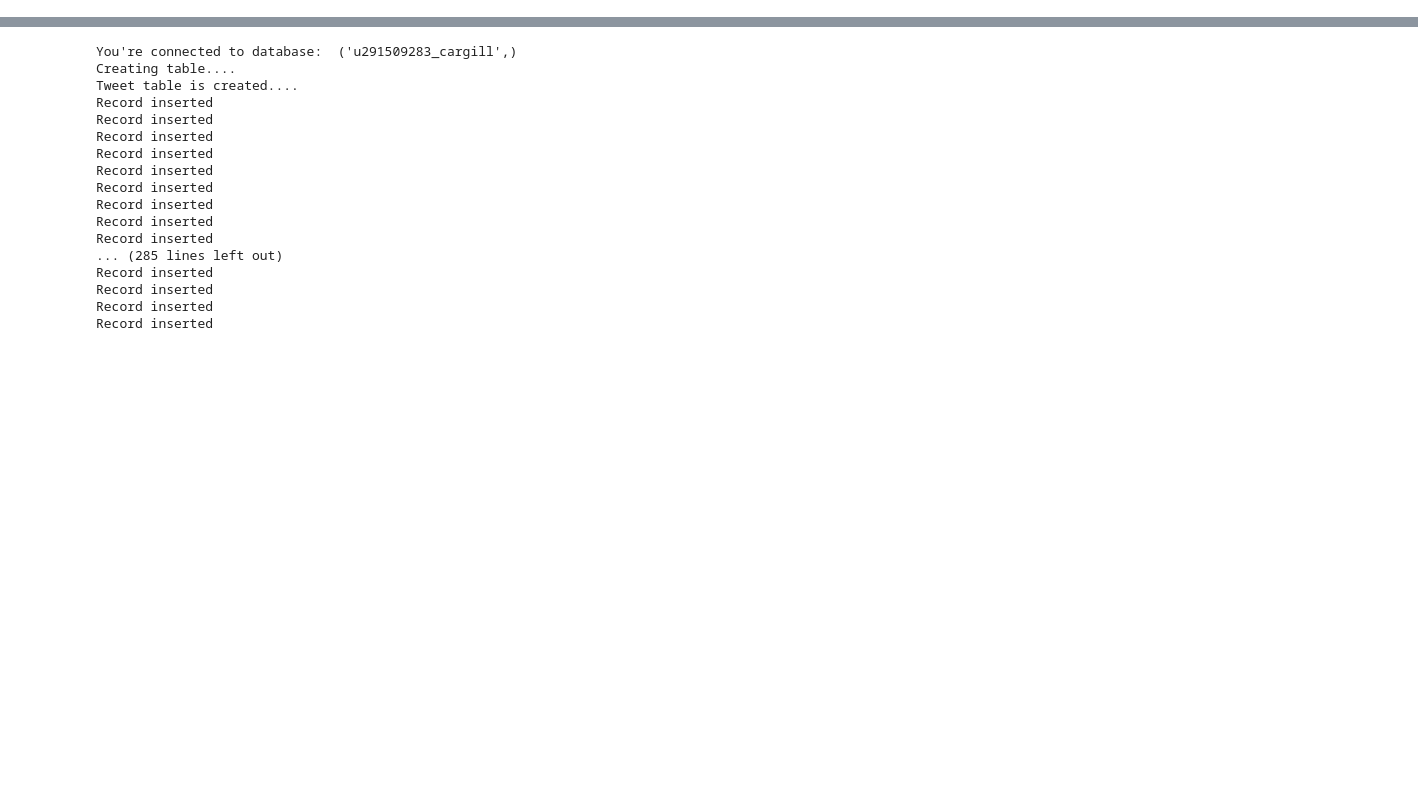
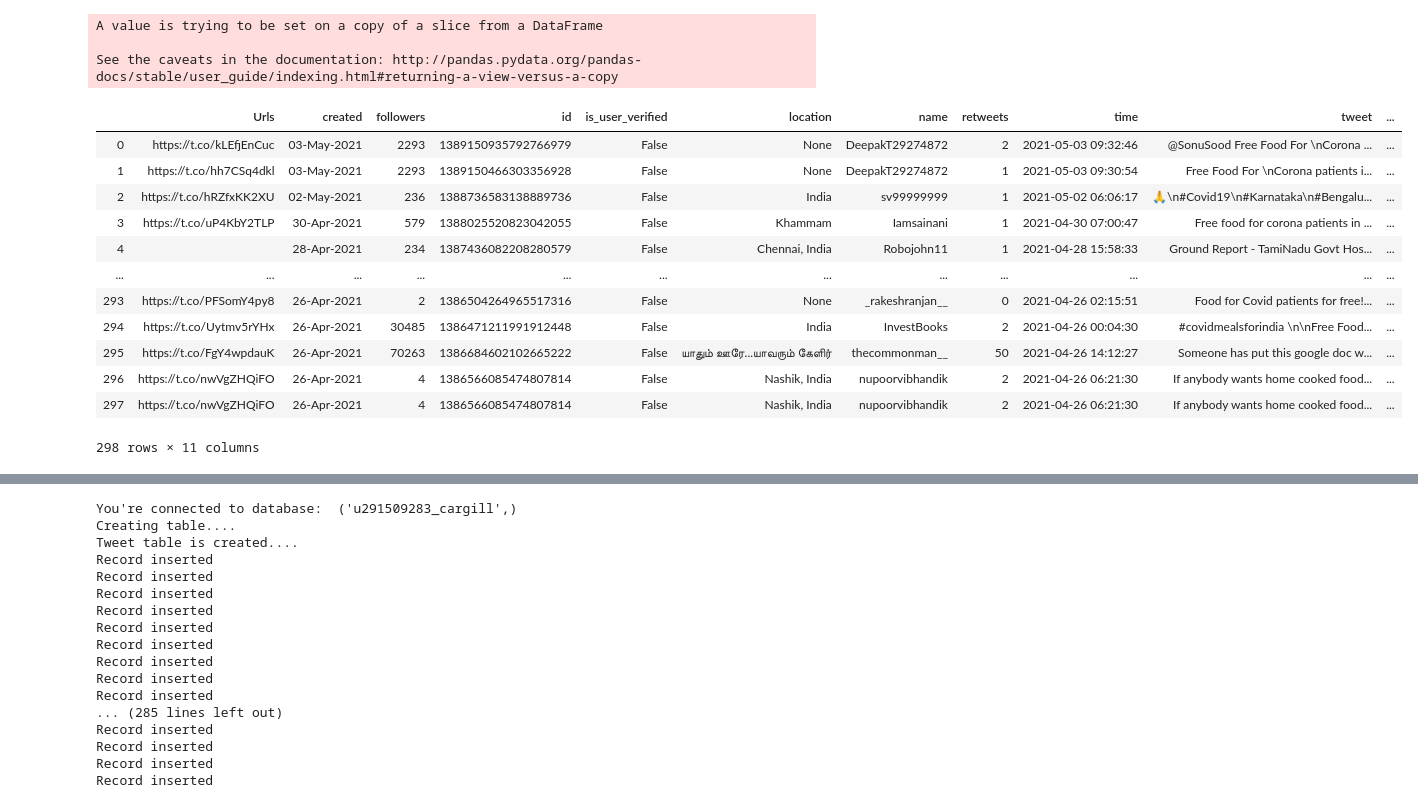
Before and after one commit to RathoreDevansh08/Twitter_Location, a Jupyter notebook: twitter_data_fetch_store.ipynb, the cells around one changed output, grey strips where cells are left out. Saved outputs shown, nothing was run; the diff lists cells and outputs as text; code cells hidden in the pictures; blank space fills up the shorter version.

```diff
--- a/twitter_data_fetch_store.ipynb
+++ b/twitter_data_fetch_store.ipynb
@@ -790,0 +822,63 @@ arr=[
+# %%
+import numpy as np
+def explode(df, lst_cols, fill_value='', preserve_index=False):
+    # make sure `lst_cols` is list-alike
+    if (lst_cols is not None
+        and len(lst_cols) > 0
+        and not isinstance(lst_cols, (list, tuple, np.ndarray, pd.Series))):
+        lst_cols = [lst_cols]
+    # all columns except `lst_cols`
+    idx_cols = df.columns.difference(lst_cols)
+    # calculate lengths of lists
+    lens = df[lst_cols[0]].str.len()
+    # preserve original index values
+    idx = np.repeat(df.index.values, lens)
+    # create "exploded" DF
+    res = (pd.DataFrame({
+                col:np.repeat(df[col].values, lens)
+                for col in idx_cols},
+                index=idx)
+             .assign(**{col:np.concatenate(df.loc[lens>0, col].values)
+                            for col in lst_cols}))
+    # append those rows that have empty lists
+    if (lens == 0).any():
+        # at least one list in cells is empty
+        res = (res.append(df.loc[lens==0, idx_cols], sort=False)
+                  .fillna(fill_value))
+    # revert the original index order
+    res = res.sort_index()
+    # reset index if requested
+    if not preserve_index:
+        res = res.reset_index(drop=True)
+    return res
+# %%
+Data1=explode(Data1.assign(tweet_location=Data1.tweet_location.str.split(',')), 'tweet_location')
+# %%
+dictionary={'Bengaluru':'Bangalore','Bangaluru':'Bangalore','Hsr':'Bangalore',
+           'District Faridabad':'Faridabad',
+           'North Delhi':'Delhi','West Delhi':'Delhi','East Delhi':'Delhi','South Delhi':'Delhi','New Delhi':'Delhi','Old Delhi':'Delhi'}
+
+for i in range(0,len(Data1)):
+    for k,v in dictionary.items():
+        if Data1['tweet_location'][i]==k:
+            Data1['tweet_location'][i]=v
+# %% [output]
+A value is trying to be set on a copy of a slice from a DataFrame
+
+See the caveats in the documentation: http://pandas.pydata.org/pandas-docs/stable/user_guide/indexing.html#returning-a-view-versus-a-copy
+# %%
+Data1
+# %% [output]
+|  | Urls | created | followers | id | is_user_verified | location | name | retweets | time | tweet | ... |
+| 0 | https://t.co/kLEfjEnCuc | 03-May-2021 | 2293 | 1389150935792766979 | False | None | DeepakT29274872 | 2 | 2021-05-03 09:32:46 | @SonuSood Free Food For \nCorona ... | ... |
+| 1 | https://t.co/hh7CSq4dkl | 03-May-2021 | 2293 | 1389150466303356928 | False | None | DeepakT29274872 | 1 | 2021-05-03 09:30:54 | Free Food For \nCorona patients i... | ... |
+| 2 | https://t.co/hRZfxKK2XU | 02-May-2021 | 236 | 1388736583138889736 | False | India | sv99999999 | 1 | 2021-05-02 06:06:17 | 🙏\n#Covid19\n#Karnataka\n#Bengalu... | ... |
+| 3 | https://t.co/uP4KbY2TLP | 30-Apr-2021 | 579 | 1388025520823042055 | False | Khammam | Iamsainani | 1 | 2021-04-30 07:00:47 | Free food for corona patients in ... | ... |
+| 4 |  | 28-Apr-2021 | 234 | 1387436082208280579 | False | Chennai, India | Robojohn11 | 1 | 2021-04-28 15:58:33 | Ground Report - TamiNadu Govt Hos... | ... |
+| ... | ... | ... | ... | ... | ... | ... | ... | ... | ... | ... | ... |
+| 293 | https://t.co/PFSomY4py8 | 26-Apr-2021 | 2 | 1386504264965517316 | False | None | _rakeshranjan__ | 0 | 2021-04-26 02:15:51 | Food for Covid patients for free!... | ... |
+| 294 | https://t.co/Uytmv5rYHx | 26-Apr-2021 | 30485 | 1386471211991912448 | False | India | InvestBooks | 2 | 2021-04-26 00:04:30 | #covidmealsforindia \n\nFree Food... | ... |
+| 295 | https://t.co/FgY4wpdauK | 26-Apr-2021 | 70263 | 1386684602102665222 | False | யாதும் ஊரே...யாவரும் கேளிர் | thecommonman__ | 50 | 2021-04-26 14:12:27 | Someone has put this google doc w... | ... |
+| 296 | https://t.co/nwVgZHQiFO | 26-Apr-2021 | 4 | 1386566085474807814 | False | Nashik, India | nupoorvibhandik | 2 | 2021-04-26 06:21:30 | If anybody wants home cooked food... | ... |
+| 297 | https://t.co/nwVgZHQiFO | 26-Apr-2021 | 4 | 1386566085474807814 | False | Nashik, India | nupoorvibhandik | 2 | 2021-04-26 06:21:30 | If anybody wants home cooked food... | ... |
+298 rows × 11 columns
```
Also changed, not shown: parts of 56 cells of this notebook, 2 other files.
